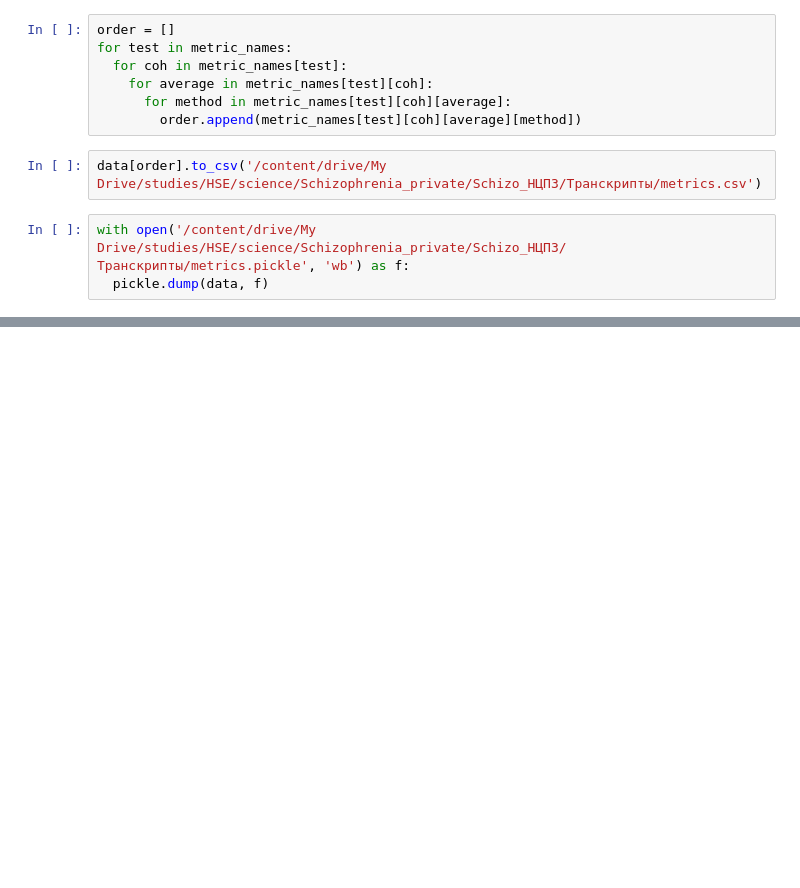
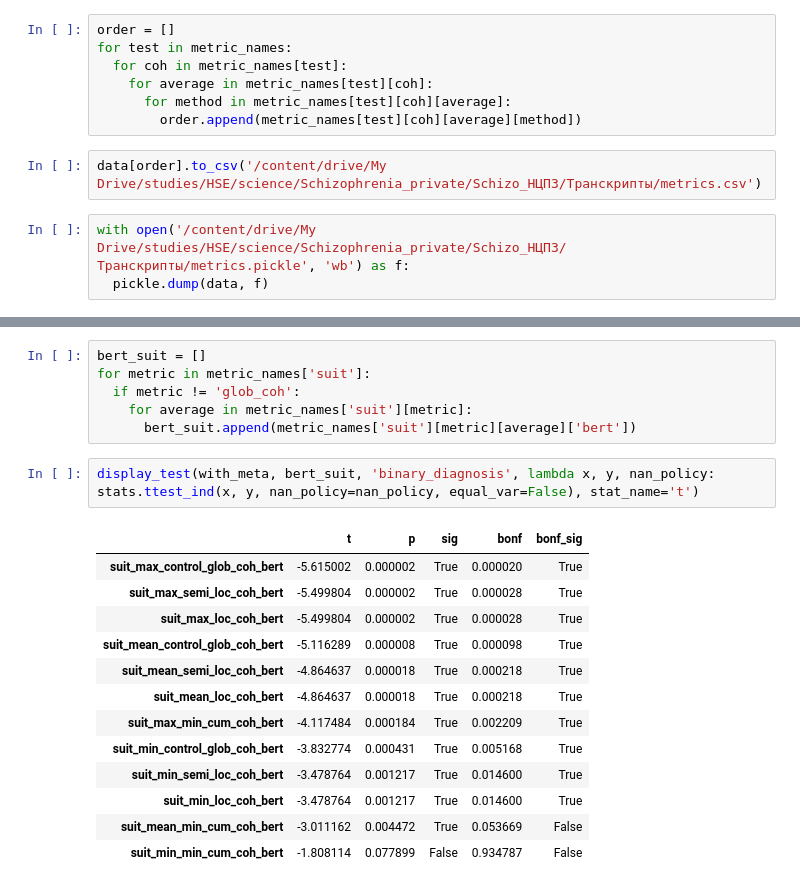
Before and after one commit to flying-bear/modeling_schizo, a Jupyter notebook: Apply_metrics.ipynb, the cells around one changed output, grey strips where cells are left out. Cells and saved outputs as stored; diff of their text form; blank space fills up the shorter version.

```diff
--- a/Apply_metrics.ipynb
+++ b/Apply_metrics.ipynb
@@ -375,0 +541,22 @@ with open('/content/drive/My Drive/studies/HSE/science/Schizophrenia_private/Sch
+# %%
+bert_suit = []
+for metric in metric_names['suit']:
+  if metric != 'glob_coh':
+    for average in metric_names['suit'][metric]:
+      bert_suit.append(metric_names['suit'][metric][average]['bert'])
+# %%
+display_test(with_meta, bert_suit, 'binary_diagnosis', lambda x, y, nan_policy: stats.ttest_ind(x, y, nan_policy=nan_policy, equal_var=False), stat_name='t')
+# %% [output]
+|  | t | p | sig | bonf | bonf_sig |
+| suit_max_control_glob_coh_bert | -5.615002 | 0.000002 | True | 0.000020 | True |
+| suit_max_semi_loc_coh_bert | -5.499804 | 0.000002 | True | 0.000028 | True |
+| suit_max_loc_coh_bert | -5.499804 | 0.000002 | True | 0.000028 | True |
+| suit_mean_control_glob_coh_bert | -5.116289 | 0.000008 | True | 0.000098 | True |
+| suit_mean_semi_loc_coh_bert | -4.864637 | 0.000018 | True | 0.000218 | True |
+| suit_mean_loc_coh_bert | -4.864637 | 0.000018 | True | 0.000218 | True |
+| suit_max_min_cum_coh_bert | -4.117484 | 0.000184 | True | 0.002209 | True |
+| suit_min_control_glob_coh_bert | -3.832774 | 0.000431 | True | 0.005168 | True |
+| suit_min_semi_loc_coh_bert | -3.478764 | 0.001217 | True | 0.014600 | True |
+| suit_min_loc_coh_bert | -3.478764 | 0.001217 | True | 0.014600 | True |
+| suit_mean_min_cum_coh_bert | -3.011162 | 0.004472 | True | 0.053669 | False |
+| suit_min_min_cum_coh_bert | -1.808114 | 0.077899 | False | 0.934787 | False |
```
Also changed, not shown: parts of 11 cells of this notebook.
